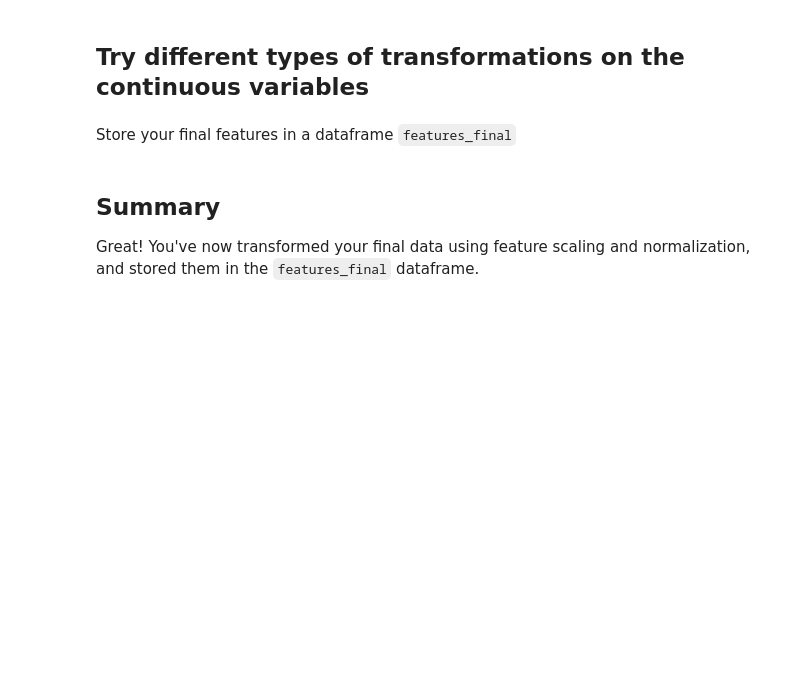
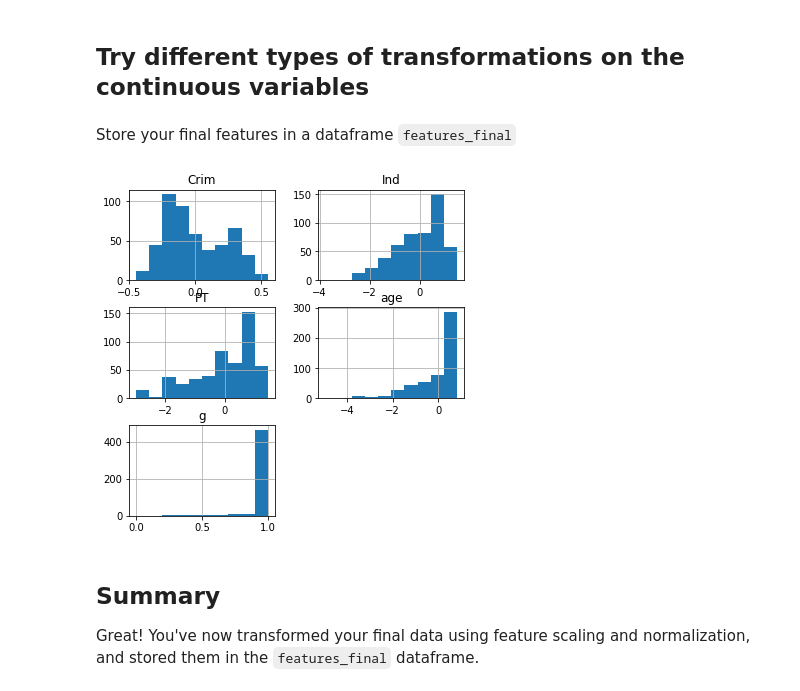
Before and after one commit to byeretzian/dsc-1-11-09-feature-scaling-and-normalization-lab-online-ds-sp-000, a Jupyter notebook: index.ipynb, the cells around one changed output. Cells and saved outputs as stored; diff of their text form; code cells hidden in the pictures; blank space fills up the shorter version.

```diff
--- a/index.ipynb
+++ b/index.ipynb
@@ -79,21 +79,26 @@ Store your final features in a dataframe `features_final`
 # %%
 logb = data_log['log_B']
 logAge = data_log['log_age']
 logCrim = data_log['log_crim']
 logInd = data_log['log_indus']
 logPT = data_log['log_ptratio']
 
 scaled_b = (logb-min(logb))/(max(logb)-min(logb))
 scaled_age = (logAge-np.mean(logAge))/np.sqrt(np.var(logAge))
 scaled_Crim = (logCrim-np.mean(logCrim))/(max(logCrim)-min(logCrim))
 scaled_Ind= (logInd-np.mean(logInd))/np.sqrt(np.var(logInd))
 scaled_PT= (logPT-np.mean(logPT))/np.sqrt(np.var(logPT))
 
 data_cont_scaled = pd.DataFrame([])
 data_cont_scaled["g"]= scaled_b
 data_cont_scaled["age"]= scaled_age
 data_cont_scaled["Crim"] = scaled_Crim
 data_cont_scaled["Ind"] = scaled_Ind
+data_cont_scaled["PT"] = scaled_PT
+
+data_cont_scaled.hist(figsize  = [6, 6]);
+# %% [output]
+[figure, added]
 # %% [markdown]
 ## Summary
 Great! You've now transformed your final data using feature scaling and normalization, and stored them in the `features_final` dataframe.
```
